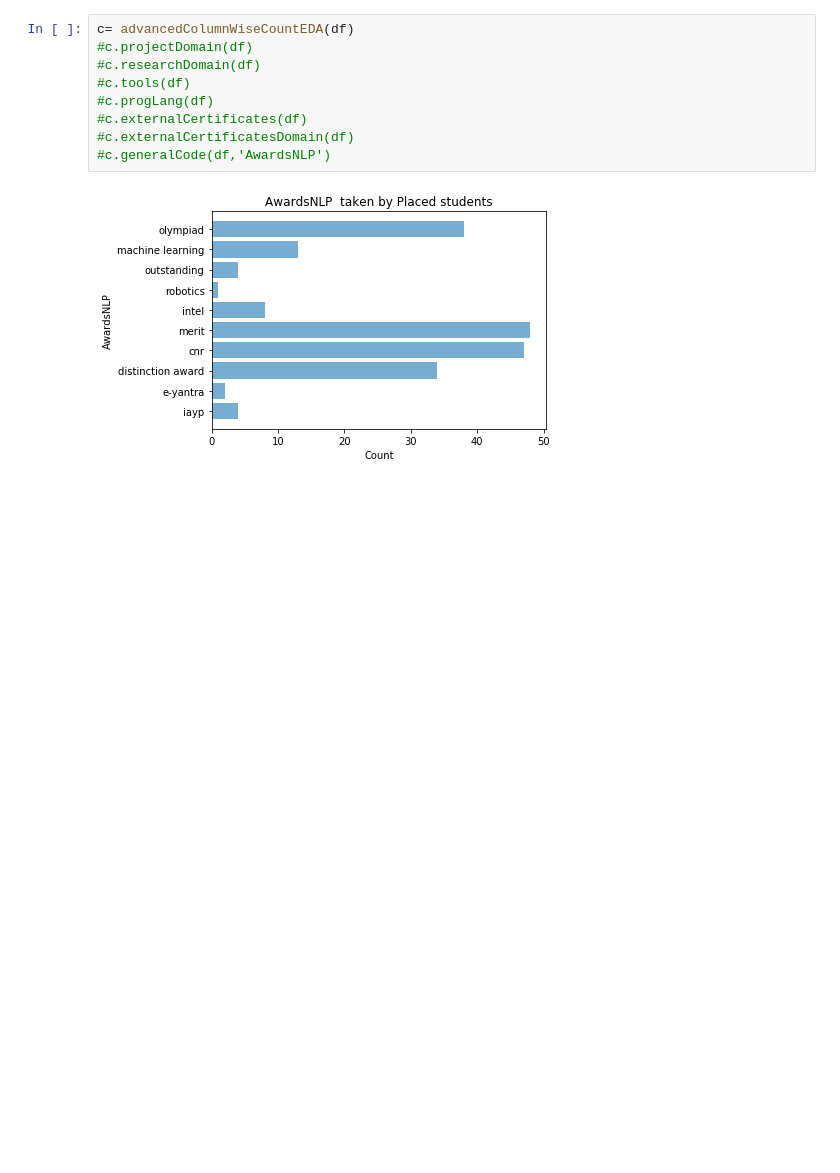
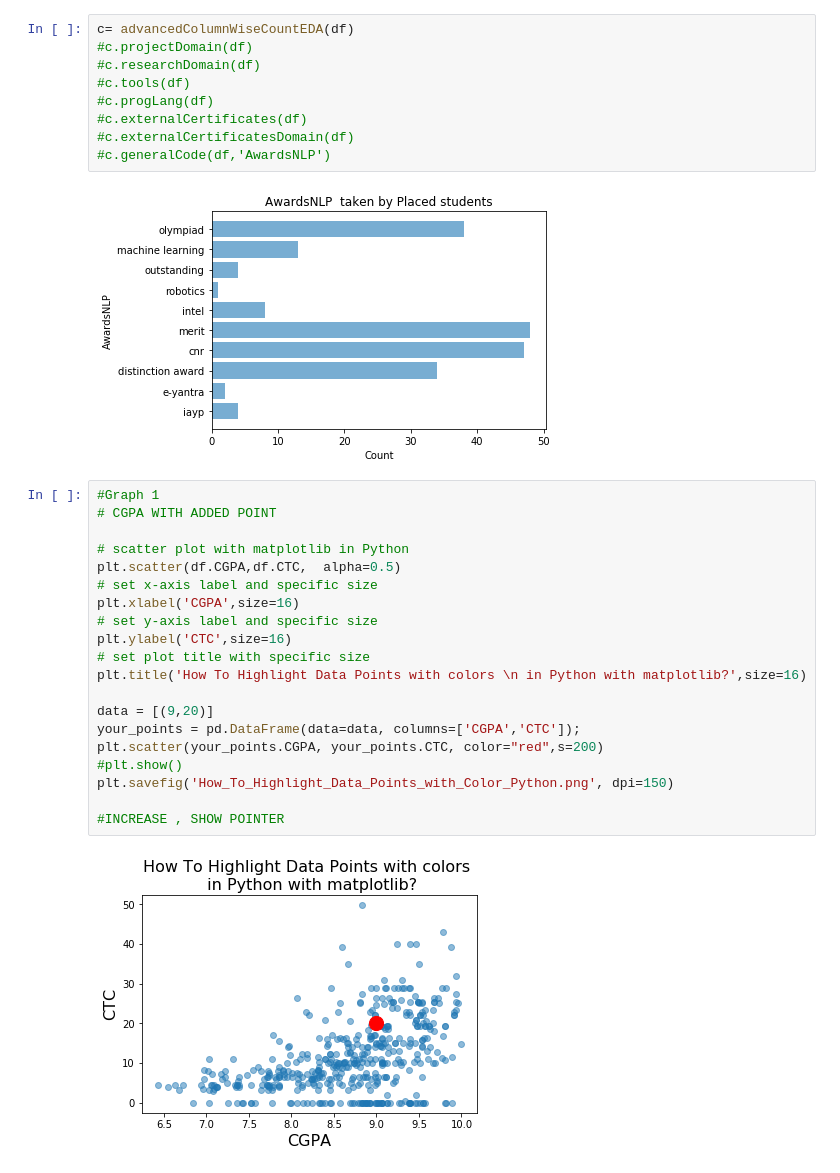
Before and after one commit to Diya1999/Skill-Recommender-System, a Jupyter notebook: MasterDatasetEDAModule.ipynb, the cells around one changed output. Cells and saved outputs as stored; diff of their text form; blank space fills up the shorter version.

```diff
--- a/MasterDatasetEDAModule.ipynb
+++ b/MasterDatasetEDAModule.ipynb
@@ -322,3 +433,25 @@ c= advancedColumnWiseCountEDA(df)
 #c.generalCode(df,'AwardsNLP')
 # %% [output]
 [figure]
+# %%
+#Graph 1
+# CGPA WITH ADDED POINT
+
+# scatter plot with matplotlib in Python
+plt.scatter(df.CGPA,df.CTC,  alpha=0.5)
+# set x-axis label and specific size
+plt.xlabel('CGPA',size=16)
+# set y-axis label and specific size
+plt.ylabel('CTC',size=16)
+# set plot title with specific size
+plt.title('How To Highlight Data Points with colors \n in Python with matplotlib?',size=16)
+
+data = [(9,20)]
+your_points = pd.DataFrame(data=data, columns=['CGPA','CTC']);
+plt.scatter(your_points.CGPA, your_points.CTC, color="red",s=200)
+#plt.show()
+plt.savefig('How_To_Highlight_Data_Points_with_Color_Python.png', dpi=150)
+
+#INCREASE , SHOW POINTER
+# %% [output]
+[figure, added]
```
Also changed, not shown: parts of 6 cells of this notebook.
